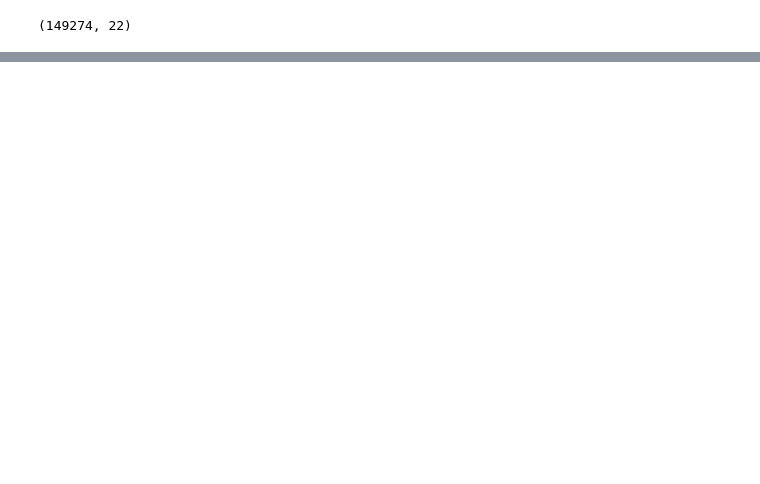
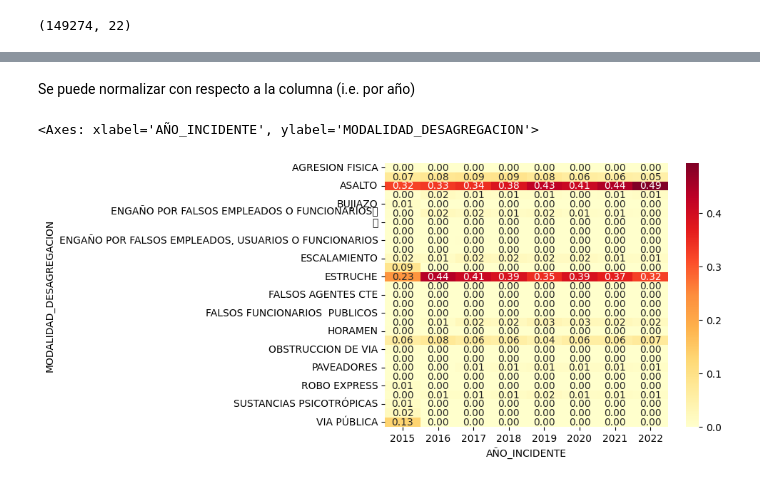
Before and after one commit to LeninGF/EPN-Lectures, a Jupyter notebook: iccd332ArqComp-2024-B/Tutoriales/IntroPandasNumpy.ipynb, the cells around one changed output, grey strips where cells are left out. Cells and saved outputs as stored; diff of their text form; code cells hidden in the pictures; blank space fills up the shorter version.

```diff
--- a/iccd332ArqComp-2024-B/Tutoriales/IntroPandasNumpy.ipynb
+++ b/iccd332ArqComp-2024-B/Tutoriales/IntroPandasNumpy.ipynb
@@ -306,0 +585,8 @@ pd.crosstab(df_quito.MODALIDAD_DESAGREGACION, df_quito.AÑO_INCIDENTE, margins=T
+# %% [markdown]
+Se puede normalizar con respecto a la columna (i.e. por año)
+# %%
+tabla_norm = tabla.div(tabla.sum(axis=0), axis=1)
+sns.heatmap(tabla_norm, annot=True, cmap="YlOrRd", fmt=".2f")
+# %% [output]
+<Axes: xlabel='AÑO_INCIDENTE', ylabel='MODALIDAD_DESAGREGACION'>
+[figure, added]
```
Also changed, not shown: parts of 62 cells of this notebook.
